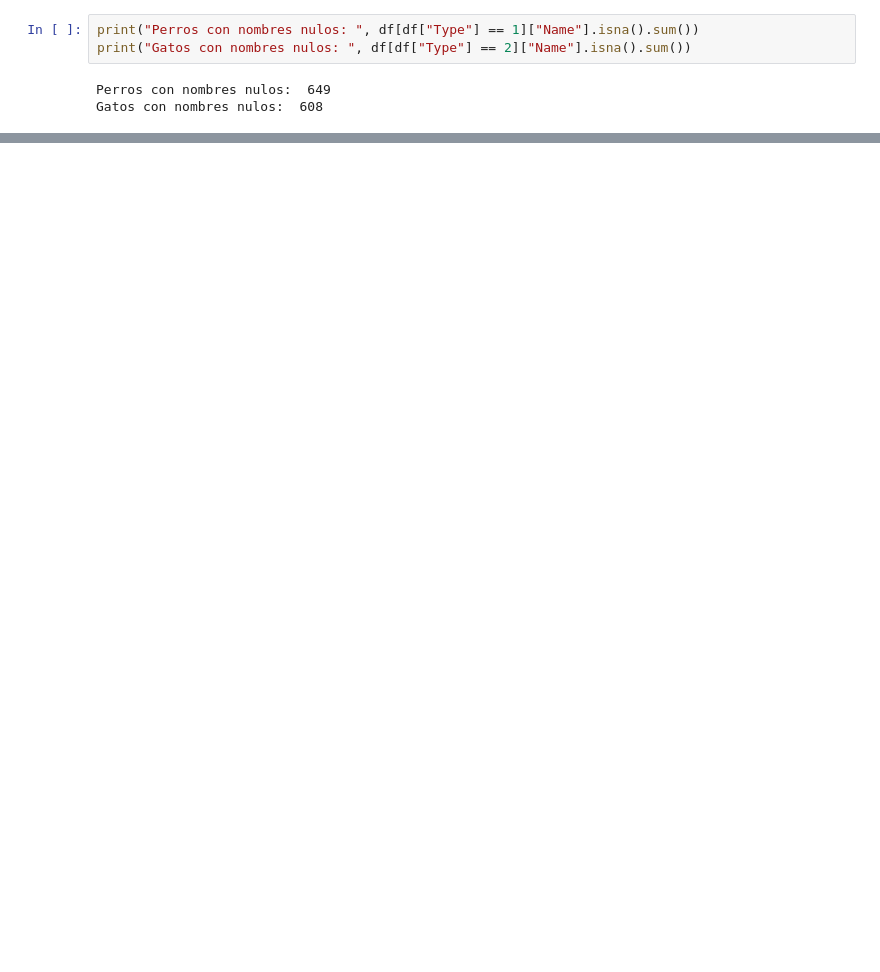
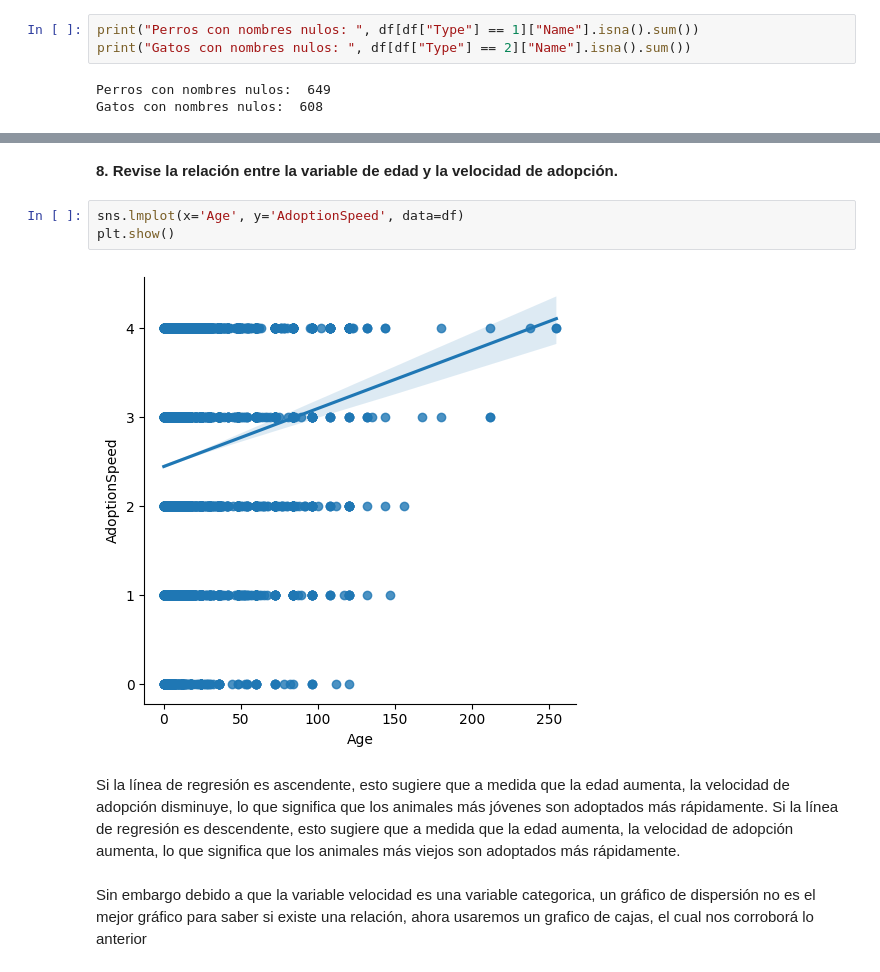
Before and after one commit to GabrielSB19/Lab-2-IA, a Jupyter notebook: src/index.ipynb, the cells around one changed output, grey strips where cells are left out. Drawn from its saved outputs; the diff is of its cells as text; blank space fills up the shorter version.

```diff
--- a/src/index.ipynb
+++ b/src/index.ipynb
@@ -119,0 +185,11 @@ All            410  3090  4037  3259  4197  14993
+# %% [markdown]
+<b>8. Revise la relación entre la variable de edad y la velocidad de adopción.</b>
+# %%
+sns.lmplot(x='Age', y='AdoptionSpeed', data=df)
+plt.show()
+# %% [output]
+[figure, added]
+# %% [markdown]
+Si la línea de regresión es ascendente, esto sugiere que a medida que la edad aumenta, la velocidad de adopción disminuye, lo que significa que los animales más jóvenes son adoptados más rápidamente. Si la línea de regresión es descendente, esto sugiere que a medida que la edad aumenta, la velocidad de adopción aumenta, lo que significa que los animales más viejos son adoptados más rápidamente.
+# %% [markdown]
+Sin embargo debido a que la variable velocidad es una variable categorica, un gráfico de dispersión no es el mejor gráfico para saber si existe una relación, ahora usaremos un grafico de cajas, el cual nos corroborá lo anterior
```
Also changed, not shown: parts of 33 cells of this notebook.
